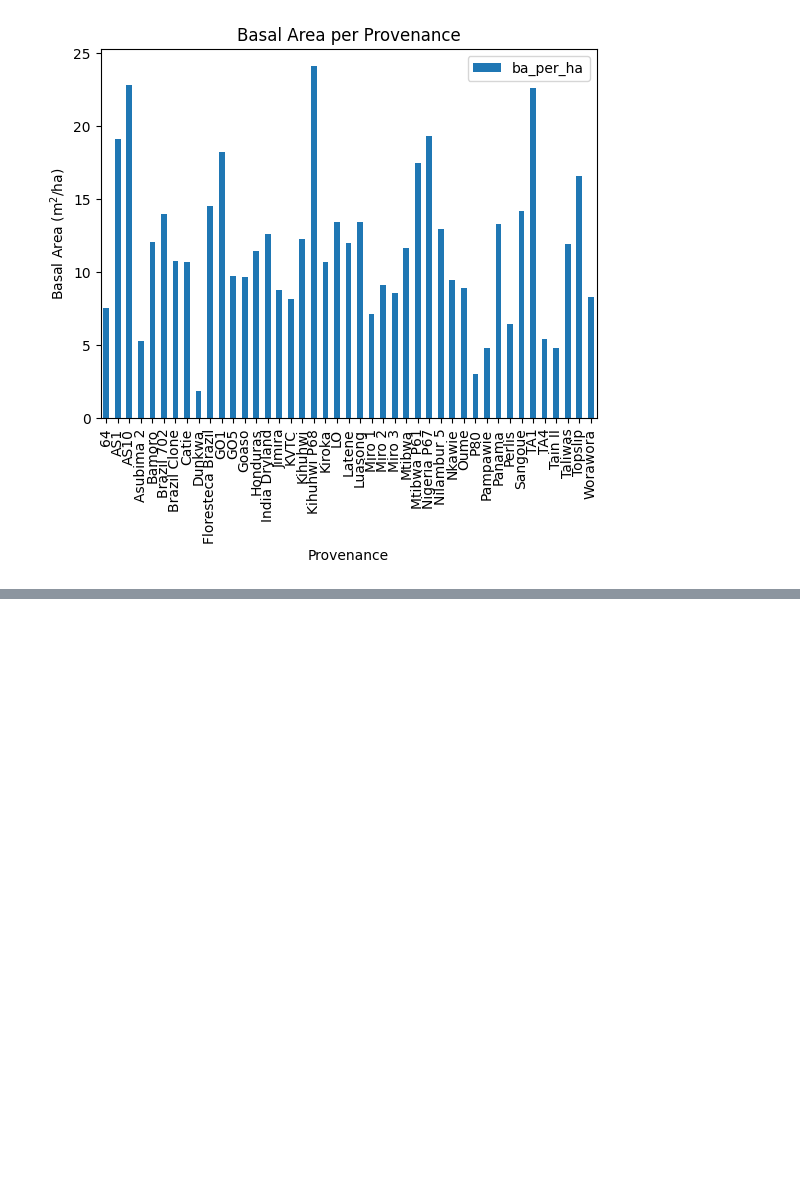
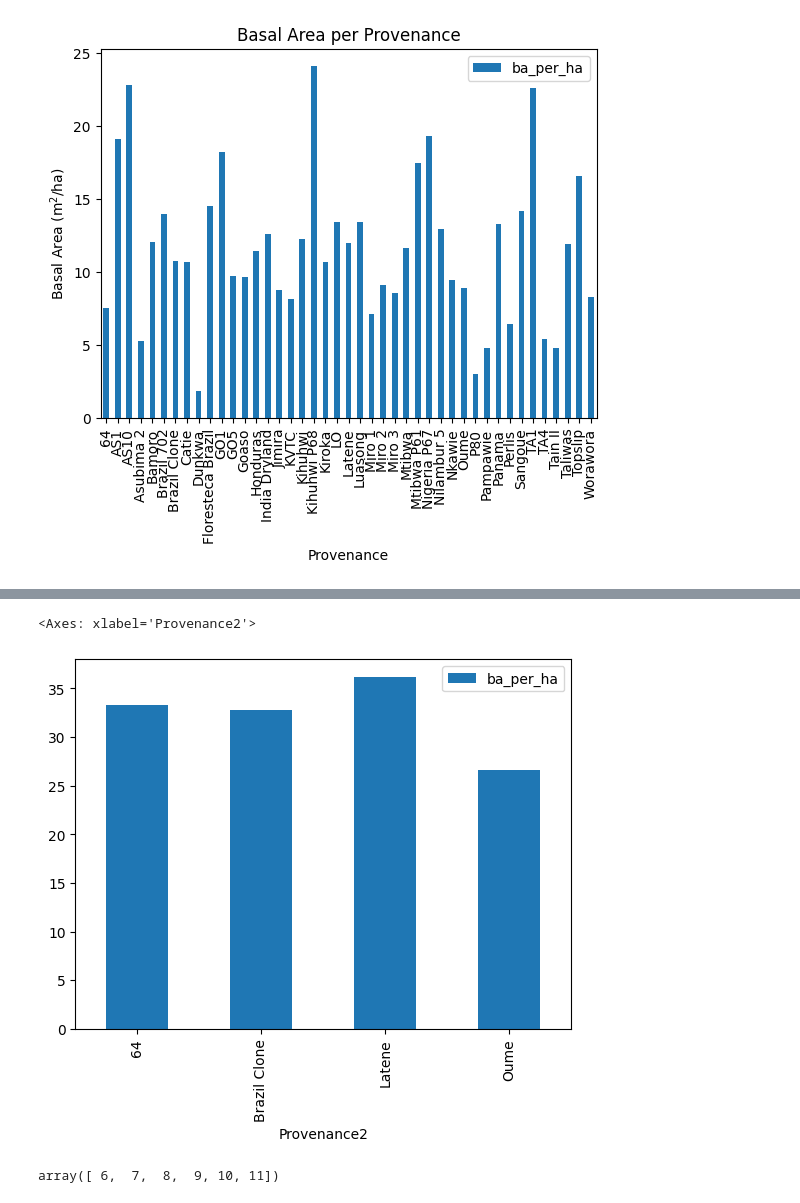
Before and after one commit to ds-gowusu/forest_ml, a Jupyter notebook: Provenance_analysis_2026.ipynb, the cells around one changed output, grey strips where cells are left out. Drawn from its saved outputs; the diff is of its cells as text; code cells hidden in the pictures; blank space fills up the shorter version.

```diff
--- a/Provenance_analysis_2026.ipynb
+++ b/Provenance_analysis_2026.ipynb
@@ -239,0 +237,3 @@ prov_summary.head()
+# %%
+ba_age = df.groupby(['Age', 'Provenance2'])['basal_area_m2'].sum().reset_index()
+ba_age.head()
@@ -239,0 +247,3 @@ prov_summary.head()
+# %%
+ba_age['ba_per_ha'] = ba_age['basal_area_m2'] / plot_size
+ba_age.head()
@@ -239,0 +257,3 @@ prov_summary.head()
+# %%
+ba_6 = ba_age[ba_age['Age'] == 6]
+ba_6
@@ -239,0 +266,9 @@ prov_summary.head()
+# %%
+ba_6.plot(kind='bar', x='Provenance2', y='ba_per_ha')
+# %% [output]
+<Axes: xlabel='Provenance2'>
+[figure, added]
+# %%
+ba_age['Age'].unique()
+# %% [output]
+array([ 6,  7,  8,  9, 10, 11])
```
Also changed, not shown: parts of 10 cells of this notebook, 2 other files.
